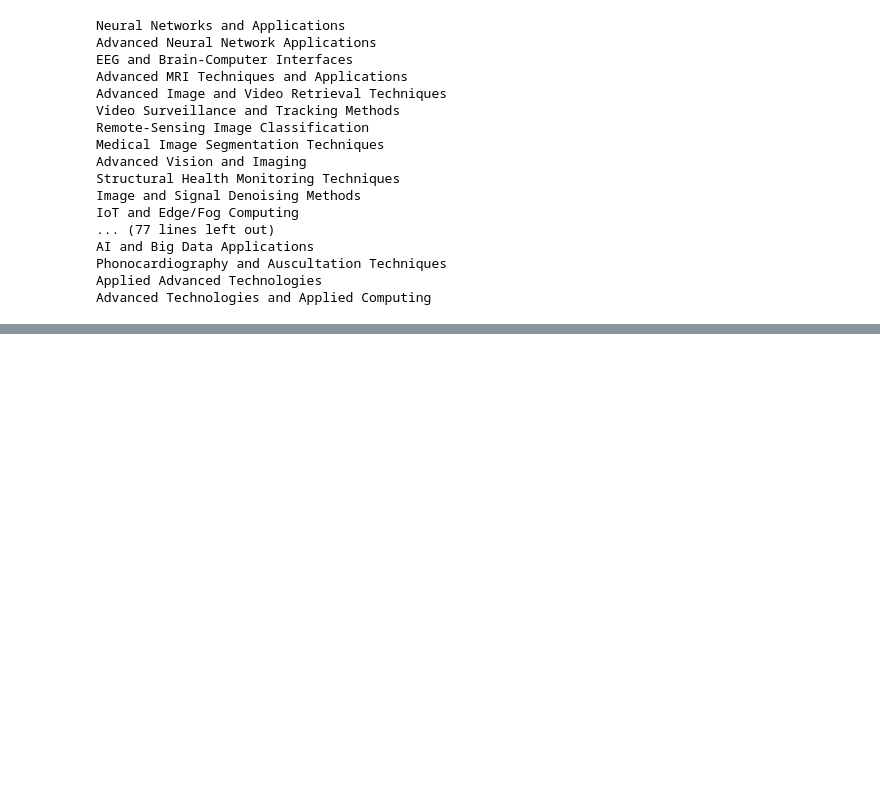
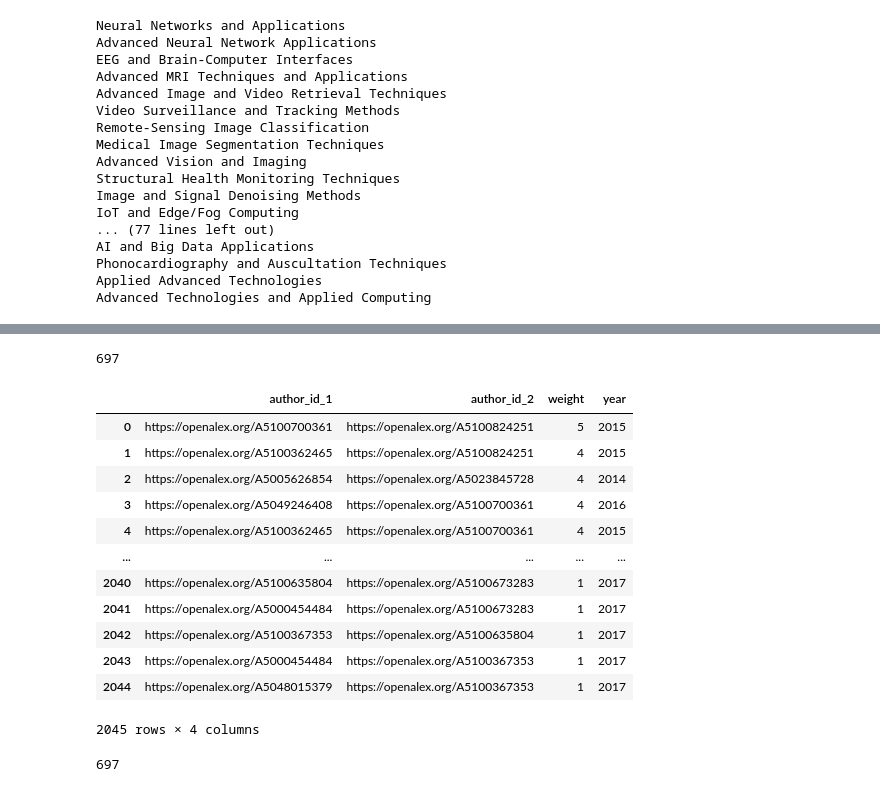
Before and after one commit to qtris123/PYMK, a Jupyter notebook: OpenAlex/explore.ipynb, the cells around one changed output, grey strips where cells are left out. Saved outputs shown, nothing was run; the diff lists cells and outputs as text; code cells hidden in the pictures; blank space fills up the shorter version.

```diff
--- a/OpenAlex/explore.ipynb
+++ b/OpenAlex/explore.ipynb
@@ -357,0 +457,25 @@ Advanced Technologies and Applied Computing
+# %%
+len(coauthor_adjlist.keys())
+# %% [output]
+697
+# %%
+coauthor_train_edges
+# %% [output]
+|  | author_id_1 | author_id_2 | weight | year |
+| 0 | https://openalex.org/A5100700361 | https://openalex.org/A5100824251 | 5 | 2015 |
+| 1 | https://openalex.org/A5100362465 | https://openalex.org/A5100824251 | 4 | 2015 |
+| 2 | https://openalex.org/A5005626854 | https://openalex.org/A5023845728 | 4 | 2014 |
+| 3 | https://openalex.org/A5049246408 | https://openalex.org/A5100700361 | 4 | 2016 |
+| 4 | https://openalex.org/A5100362465 | https://openalex.org/A5100700361 | 4 | 2015 |
+| ... | ... | ... | ... | ... |
+| 2040 | https://openalex.org/A5100635804 | https://openalex.org/A5100673283 | 1 | 2017 |
+| 2041 | https://openalex.org/A5000454484 | https://openalex.org/A5100673283 | 1 | 2017 |
+| 2042 | https://openalex.org/A5100367353 | https://openalex.org/A5100635804 | 1 | 2017 |
+| 2043 | https://openalex.org/A5000454484 | https://openalex.org/A5100367353 | 1 | 2017 |
+| 2044 | https://openalex.org/A5048015379 | https://openalex.org/A5100367353 | 1 | 2017 |
+2045 rows × 4 columns
+# %%
+n_hop_neis = pd.read_json("/home/vo43/PYMK/OpenAlex/split_data/train/n_hop_neighbors.json")
+len(n_hop_neis.keys())
+# %% [output]
+697
```
Also changed, not shown: parts of 11 cells of this notebook, 19 other files.
